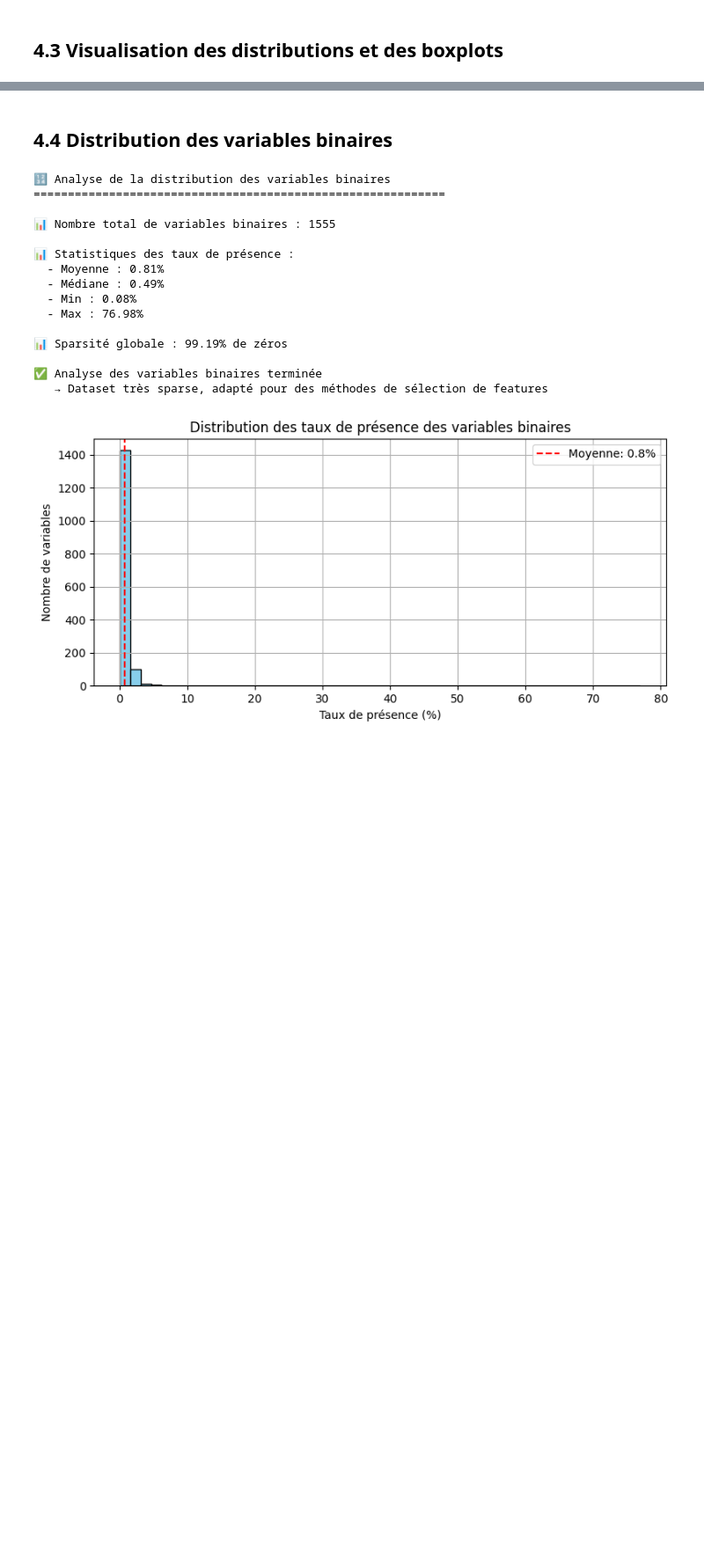
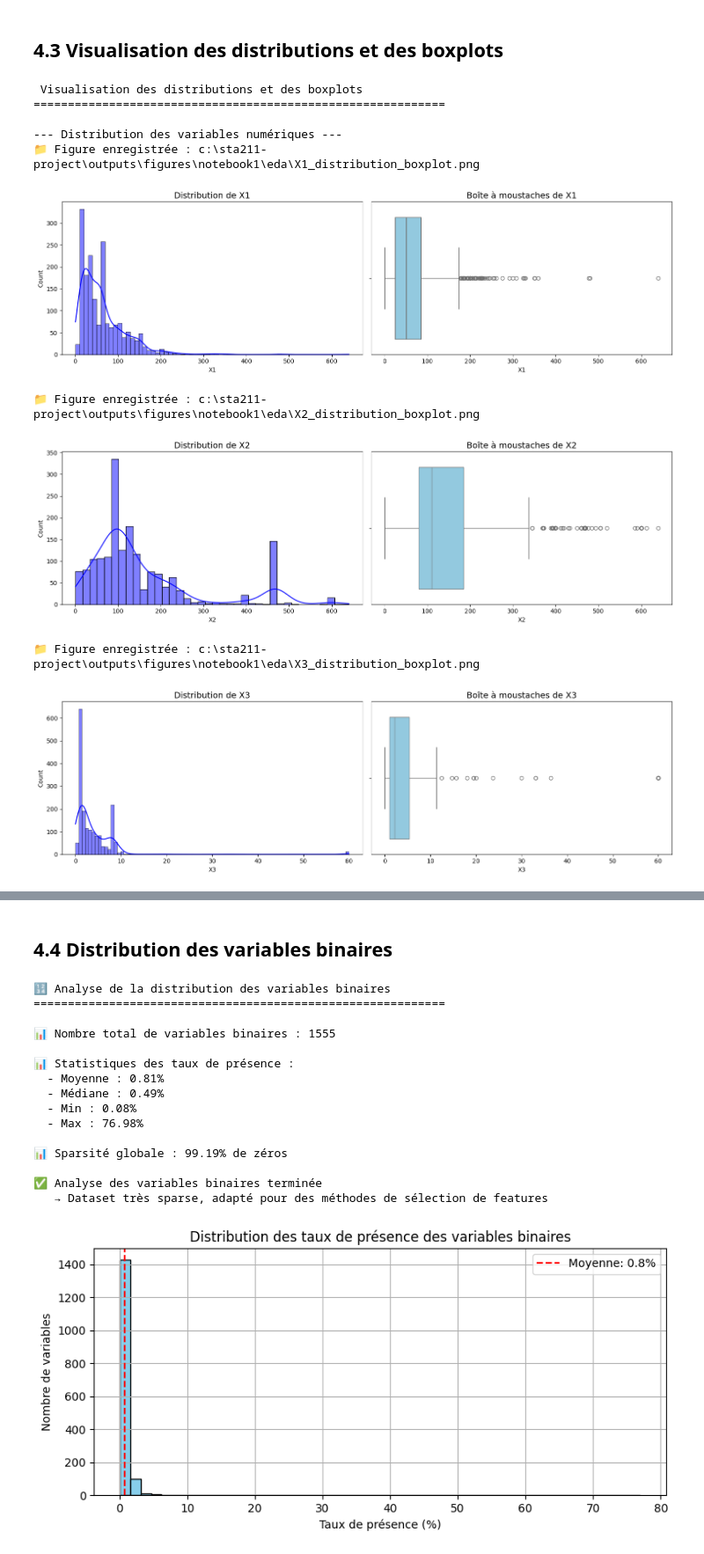
Before and after one commit to Abdoullatuf/sta211-project, a Jupyter notebook: 01_EDA_Preprocessing.ipynb, the cells around one changed output, grey strips where cells are left out. Shown at 88% size. Saved outputs shown, nothing was run; the diff lists cells and outputs as text; code cells hidden in the pictures; blank space fills up the shorter version.

```diff
--- a/01_EDA_Preprocessing.ipynb
+++ b/01_EDA_Preprocessing.ipynb
@@ -759,14 +847,25 @@ results_stats = analyze_continuous_variables(
 # %%
 ## 4.3 Visualisation des distributions et des boxplots
 
-print("📊 Visualisation des distributions et des boxplots")
+print(" Visualisation des distributions et des boxplots")
 print("="*60)
 
 from data_processing import visualize_distributions_and_boxplots
 
 visualize_distributions_and_boxplots(
     df=df_study,
     continuous_cols=continuous_cols,
-    output_dir=OUTPUTS_DIR / "notebook1" / "eda"
+    output_dir=OUTPUTS_DIR/ "figures" / "notebook1" / "eda"
 )
+# %% [output]
+ Visualisation des distributions et des boxplots
+============================================================
+
+--- Distribution des variables numériques ---
+📁 Figure enregistrée : c:\sta211-project\outputs\figures\notebook1\eda\X1_distribution_boxplot.png
+[figure, added]
+📁 Figure enregistrée : c:\sta211-project\outputs\figures\notebook1\eda\X2_distribution_boxplot.png
+[figure, added]
+📁 Figure enregistrée : c:\sta211-project\outputs\figures\notebook1\eda\X3_distribution_boxplot.png
+[figure, added]
 # %% [markdown]
```
Also changed, not shown: parts of 40 cells of this notebook, 31 other files.
